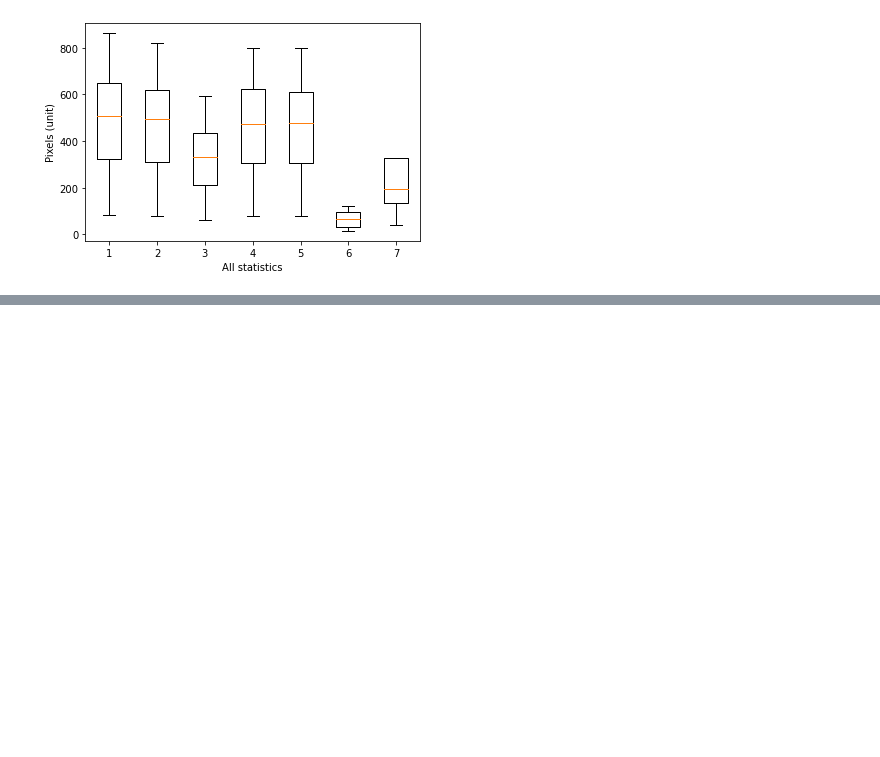
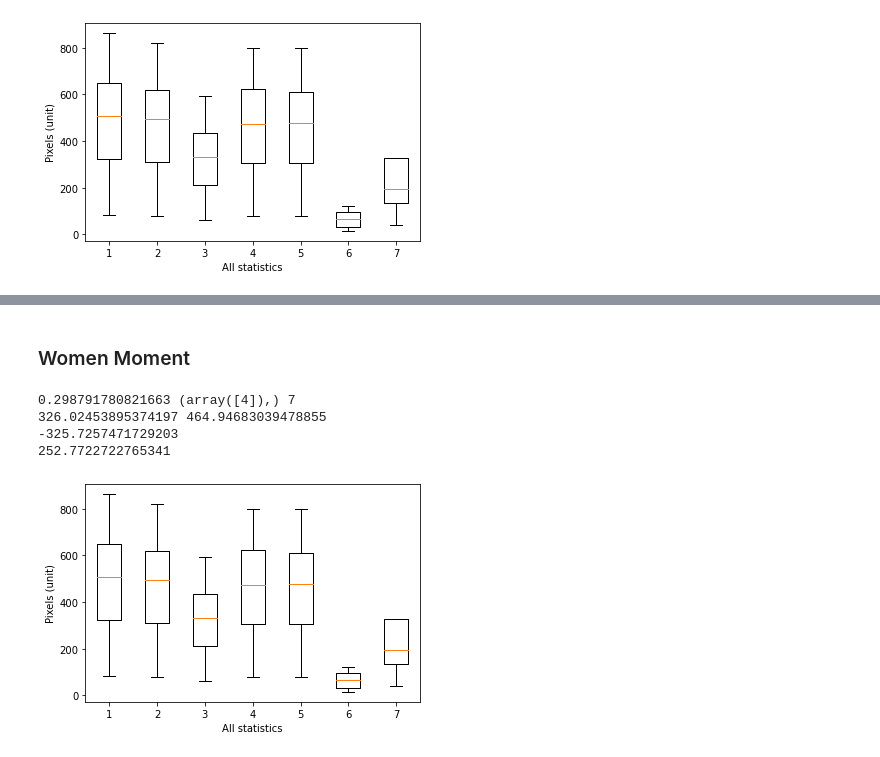
Before and after one commit to tchanee/bachelor-sem-project, a Jupyter notebook: AverageFace report4/scripts/face_statistics_notebook.ipynb, the cells around one changed output, grey strips where cells are left out. Cells and saved outputs as stored; diff of their text form; code cells hidden in the pictures; blank space fills up the shorter version.

```diff
--- a/AverageFace report4/scripts/face_statistics_notebook.ipynb
+++ b/AverageFace report4/scripts/face_statistics_notebook.ipynb
@@ -357,0 +410,54 @@ print(zucc_bottom_face_width - bottom_face_ratio)
+# %% [markdown]
+### Women Moment
+# %%
+# oklesgo()
+# outputStats()
+allStats = dbStats()
+
+# Zucc's turn
+zuccmark = read_output_txt("../output/tformed_woman.jpg")
+
+zucc_top_face_width = euclidean_distance(zuccmark[0], zuccmark[16])
+zucc_bottom_face_width = euclidean_distance(zuccmark[5], zuccmark[11])
+zucc_middle_face_width = euclidean_distance(zuccmark[2], zuccmark[14])
+# Face length
+zucc_left_eye_face_length = euclidean_distance(zuccmark[7], zuccmark[21])
+zucc_right_eye_face_length = euclidean_distance(zuccmark[9], zuccmark[22])
+# Mouth width && length
+zucc_mouth_length = euclidean_distance(zuccmark[51], zuccmark[57])
+zucc_mouth_width = euclidean_distance(zuccmark[48], zuccmark[54])
+
+ratios = []
+top_face_ratio = distance_ratio(np.mean(allStats[0]), zucc_top_face_width)
+ratios.append(top_face_ratio)
+middle_face_ratio = distance_ratio(np.mean(allStats[1]), zucc_middle_face_width)
+ratios.append(middle_face_ratio)
+bottom_face_ratio = distance_ratio(np.mean(allStats[2]), zucc_bottom_face_width)
+ratios.append(bottom_face_ratio)
+left_eye_ratio = distance_ratio(np.mean(allStats[3]), zucc_left_eye_face_length)
+ratios.append(left_eye_ratio)
+right_eye_ratio = distance_ratio(np.mean(allStats[4]), zucc_right_eye_face_length)
+ratios.append(right_eye_ratio)
+mouth_length_ratio = distance_ratio(np.mean(allStats[5]), zucc_mouth_length)
+ratios.append(mouth_length_ratio)
+mouth_width_ratio = distance_ratio(np.mean(allStats[6]), zucc_mouth_width)
+ratios.append(mouth_width_ratio)
+
+
+maxRatio = np.amax(ratios)
+index = np.where(ratios == maxRatio)
+#index = 4 so right eye ratio is the biggest difference!
+print(maxRatio, index, len(ratios))
+print(zucc_right_eye_face_length, np.mean(allStats[4]))
+print(ratios[4] - zucc_right_eye_face_length) ## The scale of the difference is bigger for women, upto ~30% scale difference in the order of magnitude of the difference
+
+#Found that mouth is bigger than average
+
+# What's his second biggest? the bottom of his face > than average.
+print(zucc_bottom_face_width - bottom_face_ratio)
+# %% [output]
+0.298791780821663 (array([4]),) 7
+326.02453895374197 464.94683039478855
+-325.7257471729203
+252.7722722765341
+[figure, added]
```
Also changed, not shown: parts of 1 cell of this notebook.
